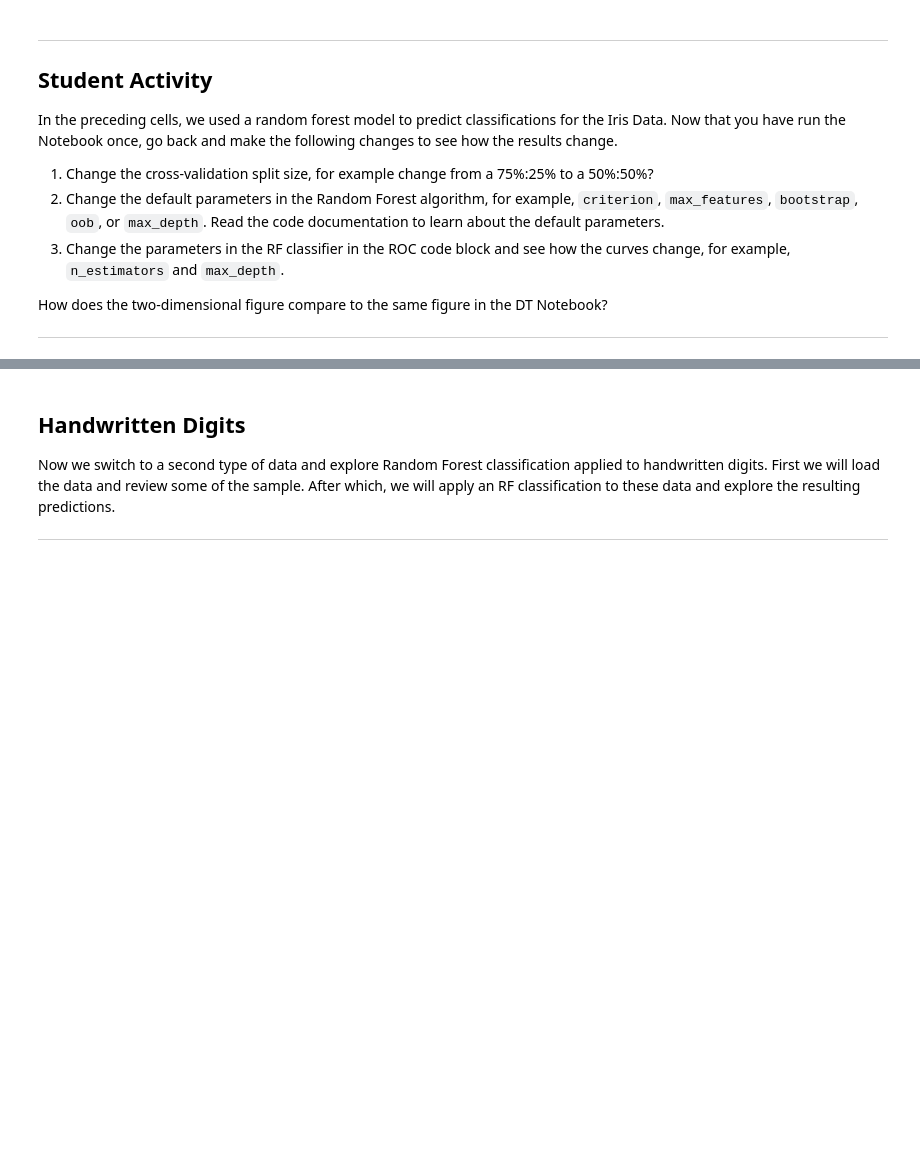
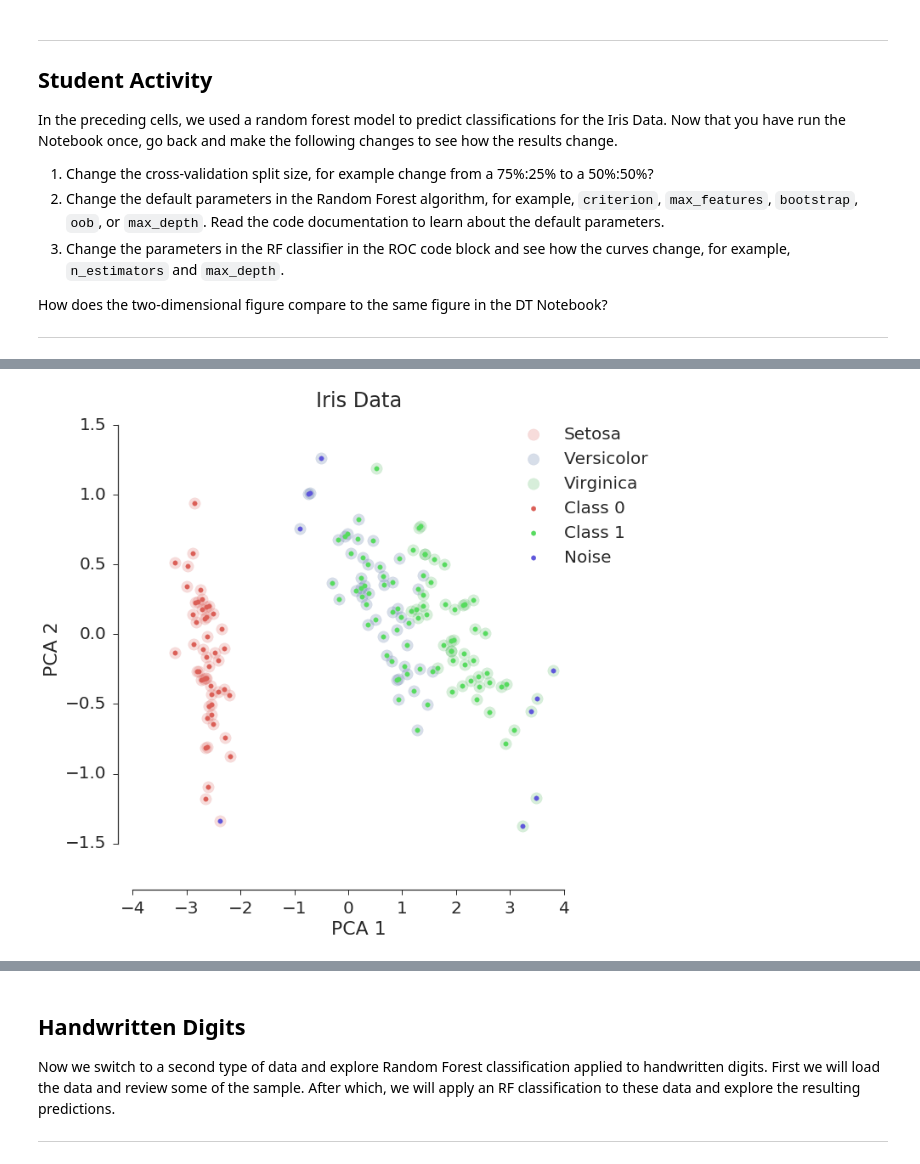
Before and after one commit to lcdm-uiuc/info490-sp16, a Jupyter notebook: Week5/notebooks/intro2cluster.ipynb, the cells around one changed output, grey strips where cells are left out. Cells and saved outputs as stored; diff of their text form; code cells hidden in the pictures; blank space fills up the shorter version.

```diff
--- a/Week5/notebooks/intro2cluster.ipynb
+++ b/Week5/notebooks/intro2cluster.ipynb
@@ -246,0 +194,35 @@ Notebook?
+# %%
+sns.set(style="ticks", font_scale=2.0)
+
+from sklearn.cluster import DBSCAN
+
+db = DBSCAN(eps=0.5, metric='euclidean', min_samples=10)
+db.fit(x)
+
+dblbls = set(db.labels_)
+dbclrs = sns.hls_palette(len(dblbls))
+dbcls = ['Class {0}'.format(idx) if idx >= 0 else 'Noise' for idx in dblbls]
+
+pc = pd.DataFrame(np.concatenate((x, db.labels_.reshape((150, 1))), axis=1), columns = cols)
+
+fig, ax = plt.subplots(figsize=(10, 10))
+
+for idx in range(3):
+    tmp_df = dt[dt['Species'] == idx]
+    ax.scatter(tmp_df['PCA1'], tmp_df['PCA2'], color=clr[idx], label=lbls[idx], alpha=0.2, s=180)
+
+for idx in list(dblbls):
+    tmp_pdf = pc[pc['Species'] == idx]
+    ax.scatter(tmp_pdf['PCA1'], tmp_pdf['PCA2'], color=dbclrs[idx], label=dbcls[idx], alpha=1, s=30)
+
+ax.set_xlim(-4.2, 4.6)
+ax.set_ylim(-1.8, 1.6)
+ax.set_xlabel('PCA 1')
+ax.set_ylabel('PCA 2')
+ax.set_title('Iris Data')
+ax.legend(bbox_to_anchor=(0.8, 1), loc=2)
+
+sns.despine(offset=5, trim=True)
+sns.set(font_scale=1.0)
+# %% [output]
+[figure, added]
```
Also changed, not shown: parts of 27 cells of this notebook.
